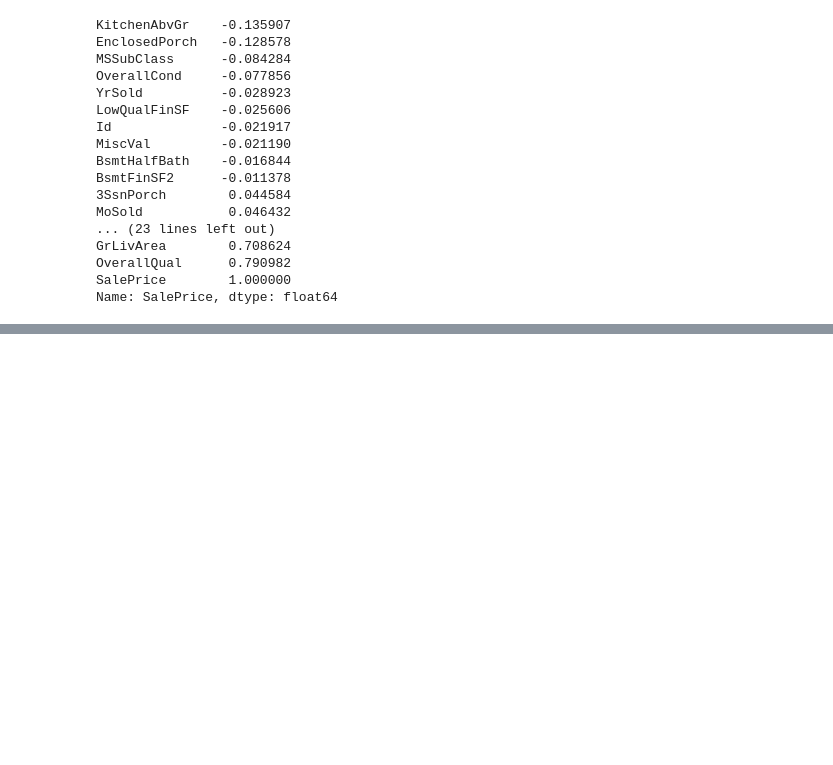
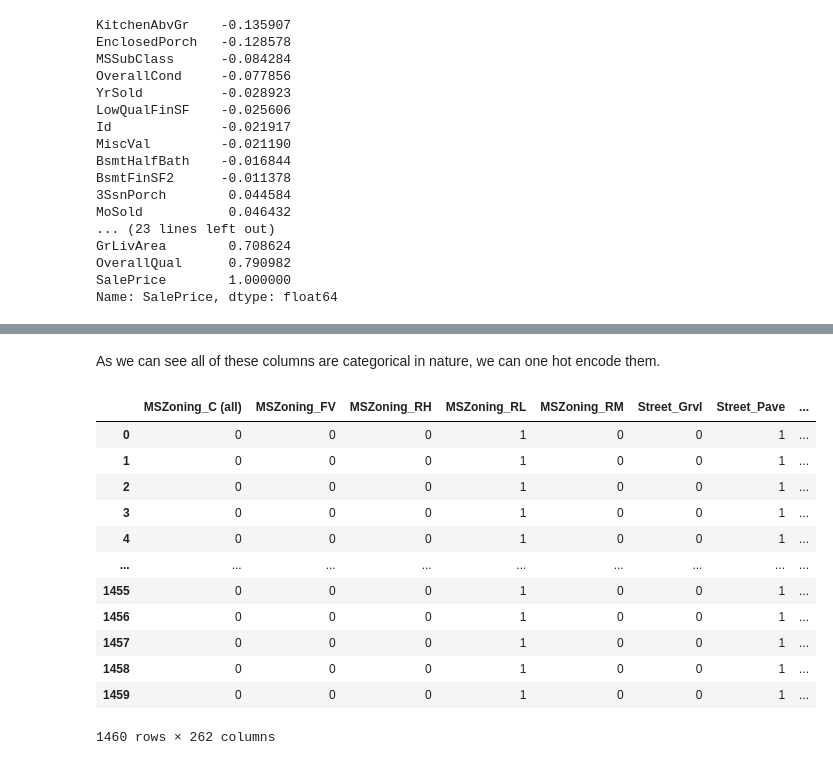
Before and after one commit to Khurdhula-Harshavardhan/Ablation-Study, a Jupyter notebook: house_price_prediction.ipynb, the cells around one changed output, grey strips where cells are left out. Drawn from its saved outputs; the diff is of its cells as text; code cells hidden in the pictures; blank space fills up the shorter version.

```diff
--- a/house_price_prediction.ipynb
+++ b/house_price_prediction.ipynb
@@ -143,0 +192,19 @@ As we can see some of the features kind of dominate by having higher co-relation
+# %% [markdown]
+As we can see all of these columns are categorical in nature, we can one hot encode them.
+# %%
+encoded_features = pd.get_dummies(categorical_values)
+encoded_features
+# %% [output]
+|  | MSZoning_C (all) | MSZoning_FV | MSZoning_RH | MSZoning_RL | MSZoning_RM | Street_Grvl | Street_Pave | ... |
+| 0 | 0 | 0 | 0 | 1 | 0 | 0 | 1 | ... |
+| 1 | 0 | 0 | 0 | 1 | 0 | 0 | 1 | ... |
+| 2 | 0 | 0 | 0 | 1 | 0 | 0 | 1 | ... |
+| 3 | 0 | 0 | 0 | 1 | 0 | 0 | 1 | ... |
+| 4 | 0 | 0 | 0 | 1 | 0 | 0 | 1 | ... |
+| ... | ... | ... | ... | ... | ... | ... | ... | ... |
+| 1455 | 0 | 0 | 0 | 1 | 0 | 0 | 1 | ... |
+| 1456 | 0 | 0 | 0 | 1 | 0 | 0 | 1 | ... |
+| 1457 | 0 | 0 | 0 | 1 | 0 | 0 | 1 | ... |
+| 1458 | 0 | 0 | 0 | 1 | 0 | 0 | 1 | ... |
+| 1459 | 0 | 0 | 0 | 1 | 0 | 0 | 1 | ... |
+1460 rows × 262 columns
```
Also changed, not shown: parts of 8 cells of this notebook.
